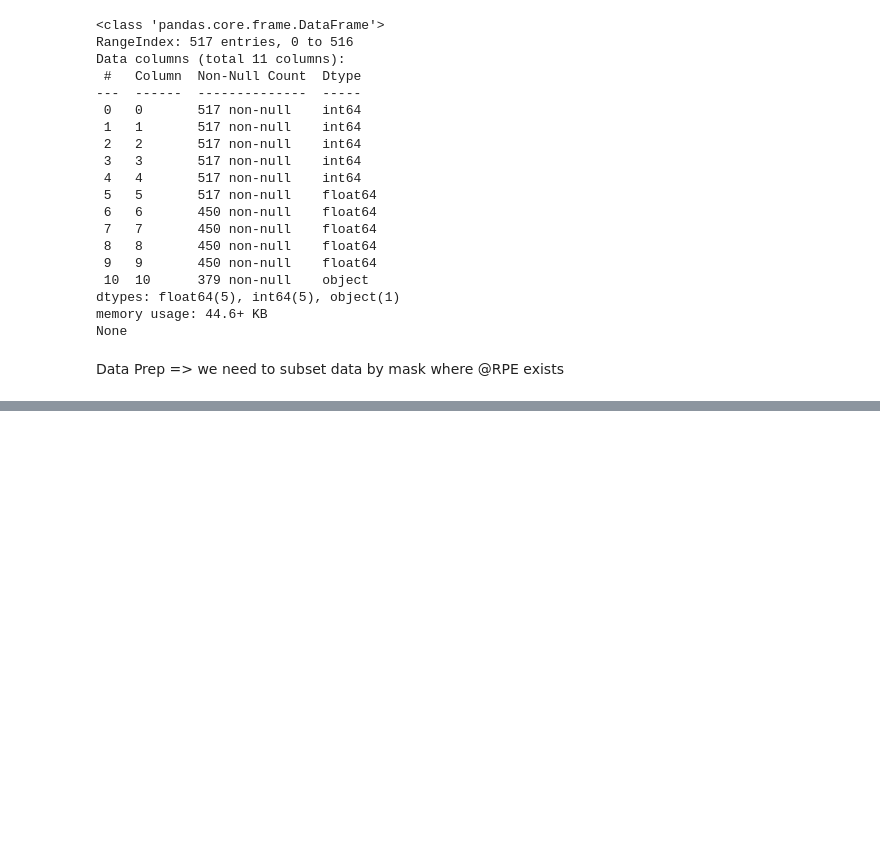
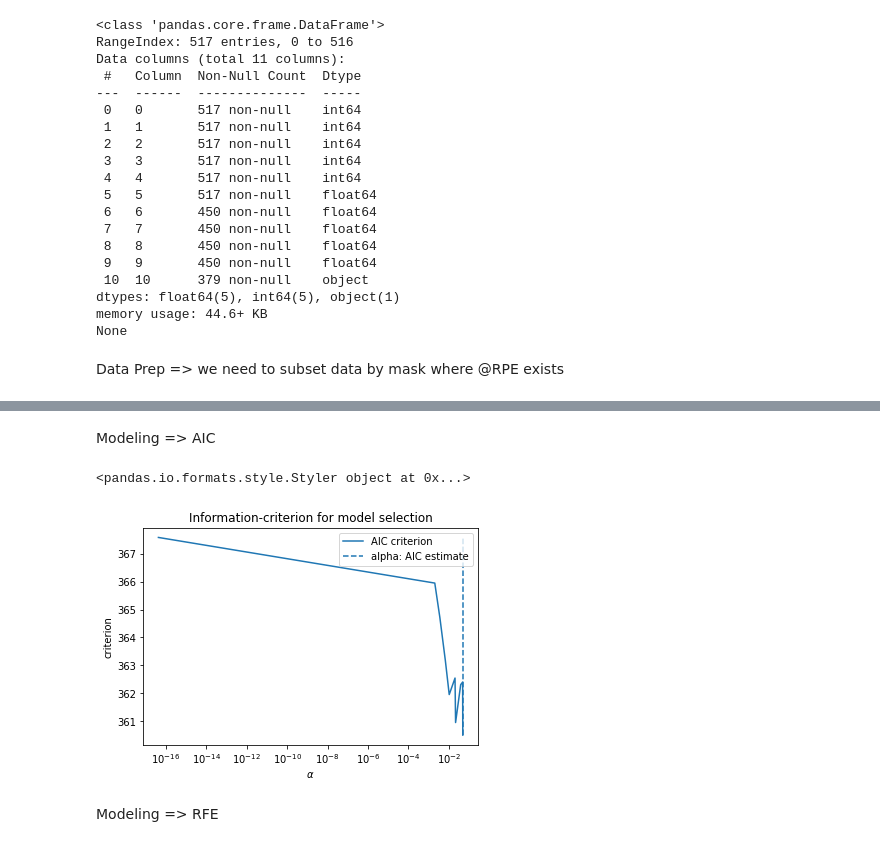
Before and after one commit to djfLtC0dr/python-playground, a Jupyter notebook: DASC522/djfDASC522hw3.ipynb, the cells around one changed output, grey strips where cells are left out. Saved outputs shown, nothing was run; the diff lists cells and outputs as text; code cells hidden in the pictures; blank space fills up the shorter version.

Commit message:
modeling tinkering pval, AIC, RFE

```diff
--- a/DASC522/djfDASC522hw3.ipynb
+++ b/DASC522/djfDASC522hw3.ipynb
@@ -351,0 +586,45 @@ max         100.000000     82.000000   10.000000
+# %% [markdown]
+Modeling => AIC
+# %%
+from sklearn.linear_model import LassoLarsIC
+from sklearn.pipeline import make_pipeline
+
+lasso_lars_ic = make_pipeline(
+    StandardScaler(), LassoLarsIC(criterion="aic", normalize=True)
+).fit(X_train, y_train)
+
+results = pd.DataFrame(
+    {
+        "alphas": lasso_lars_ic[-1].alphas_,
+        "AIC criterion": lasso_lars_ic[-1].criterion_,
+    }
+).set_index("alphas")
+alpha_aic = lasso_lars_ic[-1].alpha_
+
+def highlight_min(x):
+    x_min = x.min()
+    return ["font-weight: bold" if v == x_min else "" for v in x]
+
+ax = results.plot()
+ax.vlines(
+    alpha_aic,
+    results["AIC criterion"].min(),
+    results["AIC criterion"].max(),
+    label="alpha: AIC estimate",
+    linestyles="--",
+    color="tab:blue",
+)
+ax.set_xlabel(r"$\alpha$")
+ax.set_ylabel("criterion")
+ax.set_xscale("log")
+ax.legend()
+_ = ax.set_title(
+    f"Information-criterion for model selection"
+)
+
+print(results.style.apply(highlight_min))
+# %% [output]
+<pandas.io.formats.style.Styler object at 0x...>
+[figure, added]
+# %% [markdown]
+Modeling => RFE
```
Also changed, not shown: parts of 8 cells of this notebook.
